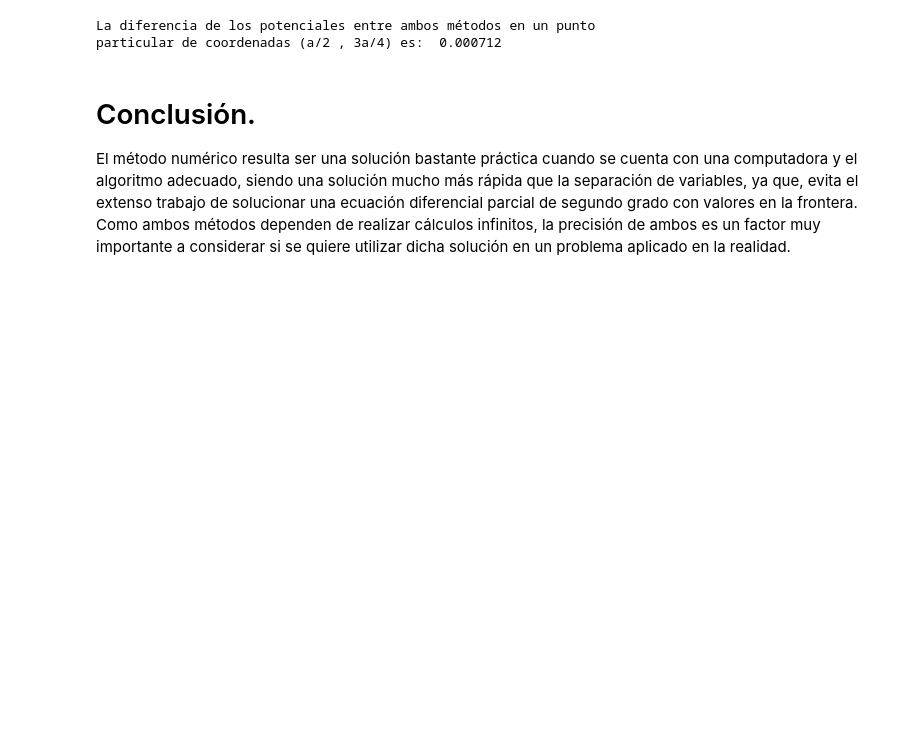
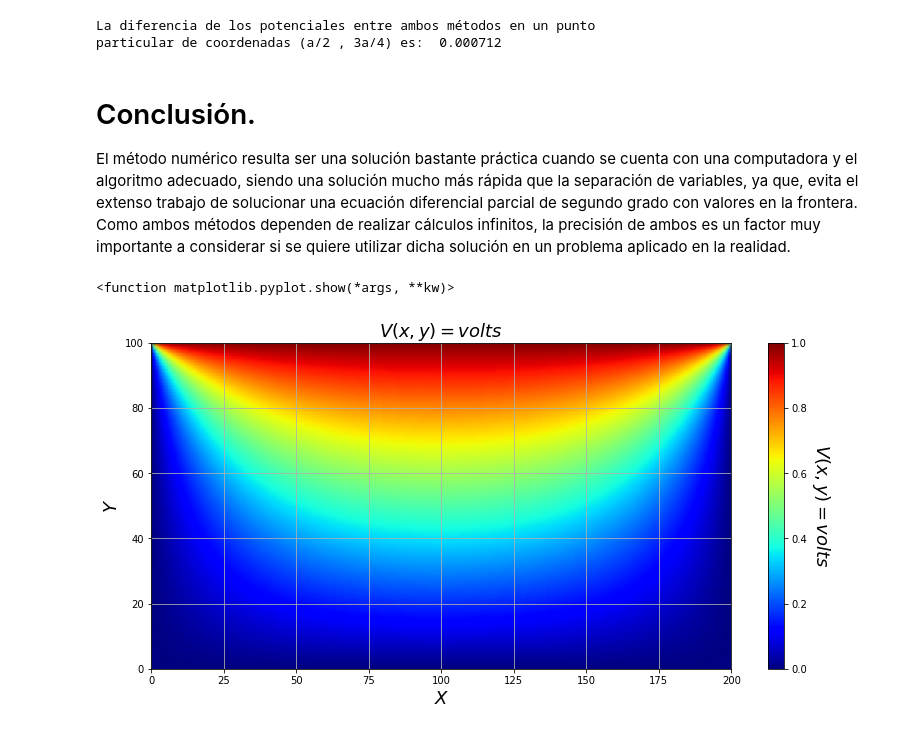
Before and after one commit to iRibbeck/campos-electromagneticos, a Jupyter notebook: Diferencias finitas.ipynb, the cells around one changed output. Cells and saved outputs as stored; diff of their text form; code cells hidden in the pictures; blank space fills up the shorter version.

```diff
--- a/Diferencias finitas.ipynb
+++ b/Diferencias finitas.ipynb
@@ -196,3 +202,16 @@ particular de coordenadas (a/2 , 3a/4) es:  0.000712
 # %% [markdown]
 # Conclusión.
  El método numérico resulta ser una solución bastante práctica cuando se cuenta con una computadora y el algoritmo adecuado, siendo una solución mucho más rápida que la separación de variables, ya que, evita el extenso trabajo de solucionar una ecuación diferencial parcial de segundo grado con valores en la frontera. Como ambos métodos dependen de realizar cálculos infinitos, la precisión de ambos es un factor muy importante a considerar si se quiere utilizar dicha solución en un problema aplicado en la realidad.
+# %%
+plt.figure(figsize=(13,6))
+plt.pcolormesh(v, shading='gouraud', cmap='jet')
+plt.grid()
+plt.xlabel('$X$',fontsize=18)
+plt.ylabel('$Y$',fontsize=18)
+plt.title('$V(x,y)=volts$',fontsize=18)
+clb = plt.colorbar()
+clb.set_label('$V(x,y)=volts$', labelpad=25, y=0.5, rotation=270,fontsize=18)
+plt.show
+# %% [output]
+<function matplotlib.pyplot.show(*args, **kw)>
+[figure, added]
```
Also changed, not shown: parts of 2 cells of this notebook.
